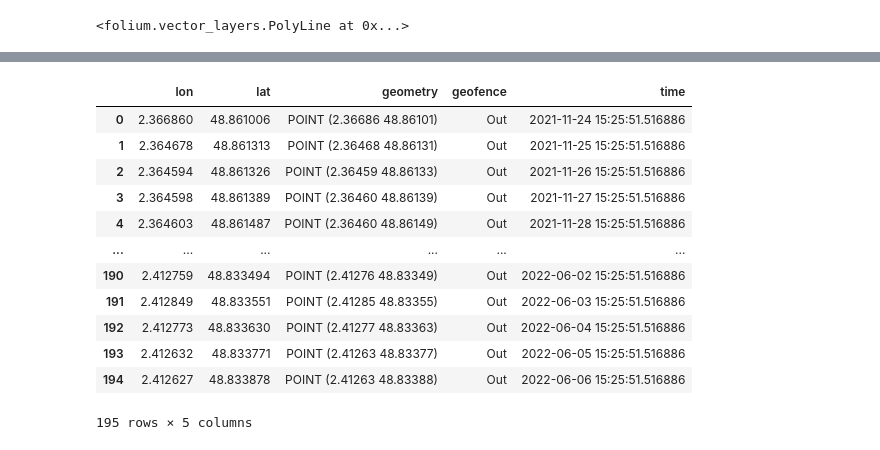
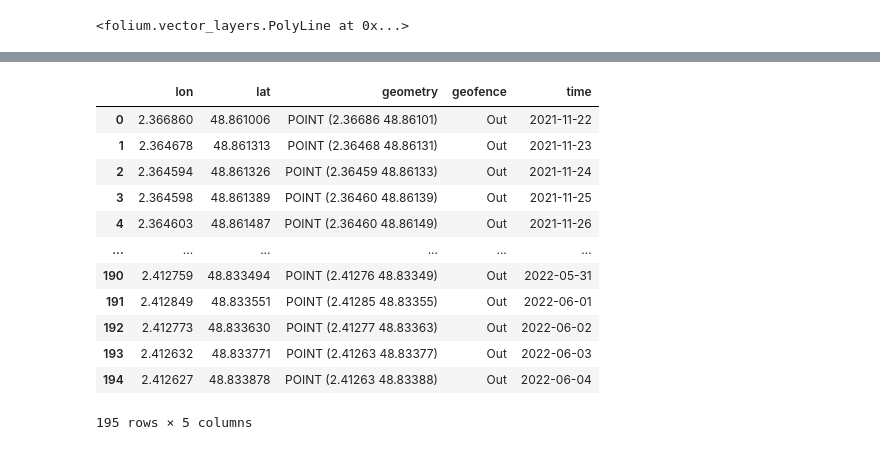
Before and after one commit to MKrouma/2R, a Jupyter notebook: prod/webapp/backend.ipynb, the cells around one changed output, grey strips where cells are left out. Cells and saved outputs as stored; diff of their text form; code cells hidden in the pictures.

```diff
--- a/prod/webapp/backend.ipynb
+++ b/prod/webapp/backend.ipynb
@@ -154,37 +170,40 @@ m.save("./templates/map.html")
 # %%
 ## GEOFENCING
 # add time field in user route
 pip_mask_geofence = user_line_gdf.intersects(gdf_cluster.unary_union)
 
 # geofence column
 user_line_gdf["geofence"] = pip_mask_geofence
 
 # add time
 number_of_points = user_line_gdf.shape[0]
 start_date = datetime(2021, 11, 22, 12, 10)
-date_range = pd.date_range(start=start_date, periods=number_of_points)
+date_range = pd.date_range(start=start_date, periods=number_of_points) #, freq="min"
 
 # time column
-if not "time" in user_line_gdf.columns :
-    user_line_gdf["time"] = date_range
+user_line_gdf["time"] = date_range
+
+# transform time format to string for geofencing animation
+user_line_gdf["time"] = user_line_gdf["time"].apply(lambda x: x.strftime('%Y-%m-%d'))
+
 
 # replace gepfencing by In and Out
 user_line_gdf["geofence"] = user_line_gdf["geofence"].replace({True: "In", False: "Out"})
 
 user_line_gdf
 # %% [output]
 |  | lon | lat | geometry | geofence | time |
-| 0 | 2.366860 | 48.861006 | POINT (2.36686 48.86101) | Out | 2021-11-24 15:25:51.516886 |
-| 1 | 2.364678 | 48.861313 | POINT (2.36468 48.86131) | Out | 2021-11-25 15:25:51.516886 |
-| 2 | 2.364594 | 48.861326 | POINT (2.36459 48.86133) | Out | 2021-11-26 15:25:51.516886 |
-| 3 | 2.364598 | 48.861389 | POINT (2.36460 48.86139) | Out | 2021-11-27 15:25:51.516886 |
-| 4 | 2.364603 | 48.861487 | POINT (2.36460 48.86149) | Out | 2021-11-28 15:25:51.516886 |
+| 0 | 2.366860 | 48.861006 | POINT (2.36686 48.86101) | Out | 2021-11-22 |
+| 1 | 2.364678 | 48.861313 | POINT (2.36468 48.86131) | Out | 2021-11-23 |
+| 2 | 2.364594 | 48.861326 | POINT (2.36459 48.86133) | Out | 2021-11-24 |
+| 3 | 2.364598 | 48.861389 | POINT (2.36460 48.86139) | Out | 2021-11-25 |
+| 4 | 2.364603 | 48.861487 | POINT (2.36460 48.86149) | Out | 2021-11-26 |
 | ... | ... | ... | ... | ... | ... |
-| 190 | 2.412759 | 48.833494 | POINT (2.41276 48.83349) | Out | 2022-06-02 15:25:51.516886 |
-| 191 | 2.412849 | 48.833551 | POINT (2.41285 48.83355) | Out | 2022-06-03 15:25:51.516886 |
-| 192 | 2.412773 | 48.833630 | POINT (2.41277 48.83363) | Out | 2022-06-04 15:25:51.516886 |
-| 193 | 2.412632 | 48.833771 | POINT (2.41263 48.83377) | Out | 2022-06-05 15:25:51.516886 |
-| 194 | 2.412627 | 48.833878 | POINT (2.41263 48.83388) | Out | 2022-06-06 15:25:51.516886 |
+| 190 | 2.412759 | 48.833494 | POINT (2.41276 48.83349) | Out | 2022-05-31 |
+| 191 | 2.412849 | 48.833551 | POINT (2.41285 48.83355) | Out | 2022-06-01 |
+| 192 | 2.412773 | 48.833630 | POINT (2.41277 48.83363) | Out | 2022-06-02 |
+| 193 | 2.412632 | 48.833771 | POINT (2.41263 48.83377) | Out | 2022-06-03 |
+| 194 | 2.412627 | 48.833878 | POINT (2.41263 48.83388) | Out | 2022-06-04 |
 195 rows × 5 columns
 # %%
 # geofencing
```
Also changed, not shown: parts of 7 cells of this notebook, 2 other files.
